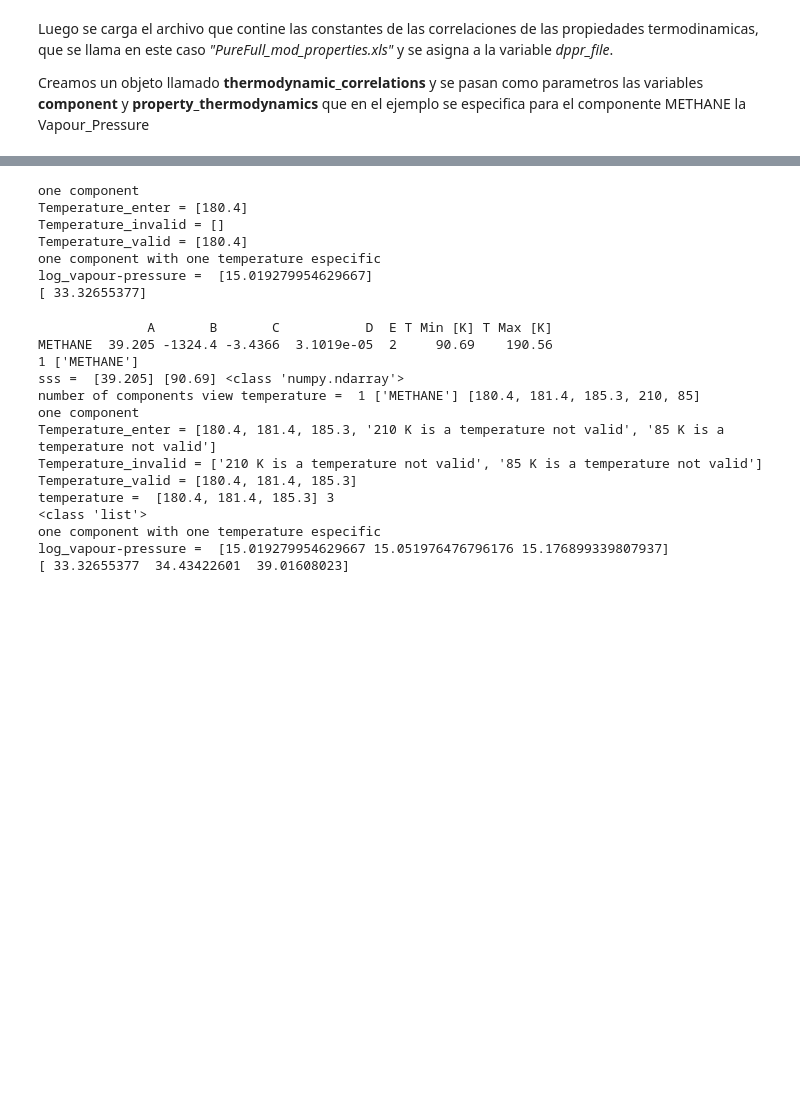
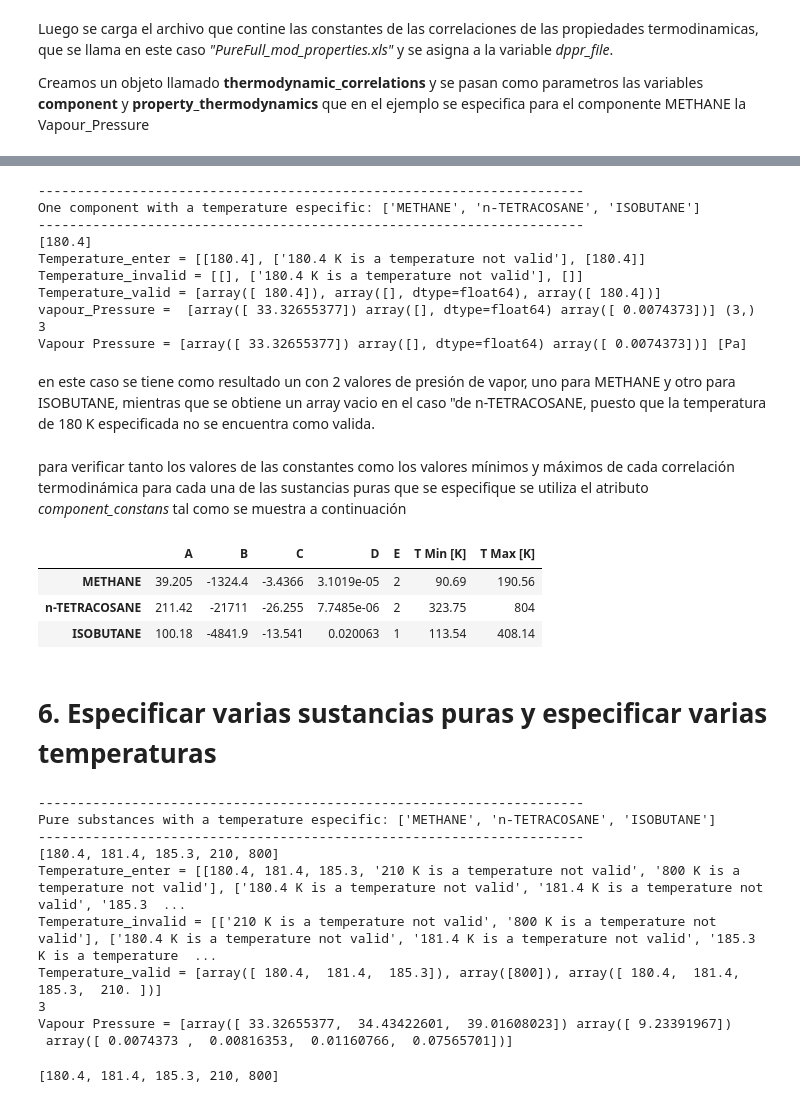
Before and after one commit to pysg/pyther, a Jupyter notebook: thermodynamic_correlations.ipynb, the cells around one changed output, grey strips where cells are left out. Drawn from its saved outputs; the diff is of its cells as text; code cells hidden in the pictures; blank space fills up the shorter version.

```diff
--- a/thermodynamic_correlations.ipynb
+++ b/thermodynamic_correlations.ipynb
@@ -89,18 +183,33 @@ dppr_file = "PureFull_mod_properties.xls"
 
 thermodynamic_correlations = pt.Thermodynamic_correlations(dppr_file)
 
-component = ['METHANE']
-
+components = ["METHANE", "n-TETRACOSANE", "ISOBUTANE"]
+property_thermodynamics = "Vapour_Pressure"
 temperature = [180.4]
 
-property_thermodynamics = thermodynamic_correlations.property_cal(component, "Vapour_Pressure", temperature)
-
-print(property_thermodynamics)
+Vapour_Pressure = thermodynamic_correlations.property_cal(components, property_thermodynamics, temperature)
+print("Vapour Pressure = {0} {1}". format(Vapour_Pressure, units[1]))
 # %% [output]
-one component
-Temperature_enter = [180.4]
-Temperature_invalid = []
-Temperature_valid = [180.4]
-one component with one temperature especific
-log_vapour-pressure =  [15.019279954629667]
-[ 33.32655377]
+----------------------------------------------------------------------
+One component with a temperature especific: ['METHANE', 'n-TETRACOSANE', 'ISOBUTANE']
+----------------------------------------------------------------------
+[180.4]
+Temperature_enter = [[180.4], ['180.4 K is a temperature not valid'], [180.4]]
+Temperature_invalid = [[], ['180.4 K is a temperature not valid'], []]
+Temperature_valid = [array([ 180.4]), array([], dtype=float64), array([ 180.4])]
+vapour_Pressure =  [array([ 33.32655377]) array([], dtype=float64) array([ 0.0074373])] (3,)
+3
+Vapour Pressure = [array([ 33.32655377]) array([], dtype=float64) array([ 0.0074373])] [Pa]
+# %% [markdown]
+en este caso se tiene como resultado un con 2 valores de presión de vapor, uno para METHANE y otro para ISOBUTANE, mientras que se obtiene un array vacio en el caso "de n-TETRACOSANE, puesto que la temperatura de 180 K especificada no se encuentra como valida.
+# %% [markdown]
+para verificar tanto los valores de las constantes como los valores mínimos y máximos de cada correlación termodinámica para cada una de las sustancias puras que se especifique se utiliza el atributo *component_constans* tal como se muestra a continuación
+# %%
+thermodynamic_correlations.component_constans
+# %% [output]
+|  | A | B | C | D | E | T Min [K] | T Max [K] |
+| METHANE | 39.205 | -1324.4 | -3.4366 | 3.1019e-05 | 2 | 90.69 | 190.56 |
+| n-TETRACOSANE | 211.42 | -21711 | -26.255 | 7.7485e-06 | 2 | 323.75 | 804 |
+| ISOBUTANE | 100.18 | -4841.9 | -13.541 | 0.020063 | 1 | 113.54 | 408.14 |
+# %% [markdown]
+# 6. Especificar  varias sustancias puras y especificar varias temperaturas
@@ -109,25 +224,24 @@ dppr_file = "PureFull_mod_properties.xls"
 
 thermodynamic_correlations = pt.Thermodynamic_correlations(dppr_file)
 
-component = ['METHANE']
+components = ["METHANE", "n-TETRACOSANE", "ISOBUTANE"]
+property_thermodynamics = "Vapour_Pressure"
+temperature = [180.4, 181.4, 185.3, 210, 800]
 
-temperature = [180.4, 181.4, 185.3, 210, 85]
-
-property_thermodynamics = thermodynamic_correlations.property_cal(component, "Vapour_Pressure", temperature)
-
-print(property_thermodynamics)
+Vapour_Pressure = thermodynamic_correlations.property_cal(components, property_thermodynamics, temperature)
+print("Vapour Pressure = {0}". format(Vapour_Pressure))
 # %% [output]
-              A       B       C           D  E T Min [K] T Max [K]
-METHANE  39.205 -1324.4 -3.4366  3.1019e-05  2     90.69    190.56
-1 ['METHANE']
-sss =  [39.205] [90.69] <class 'numpy.ndarray'>
-number of components view temperature =  1 ['METHANE'] [180.4, 181.4, 185.3, 210, 85]
-one component
-Temperature_enter = [180.4, 181.4, 185.3, '210 K is a temperature not valid', '85 K is a temperature not valid']
-Temperature_invalid = ['210 K is a temperature not valid', '85 K is a temperature not valid']
-Temperature_valid = [180.4, 181.4, 185.3]
-temperature =  [180.4, 181.4, 185.3] 3
-<class 'list'>
-one component with one temperature especific
-log_vapour-pressure =  [15.019279954629667 15.051976476796176 15.176899339807937]
-[ 33.32655377  34.43422601  39.01608023]
+----------------------------------------------------------------------
+Pure substances with a temperature especific: ['METHANE', 'n-TETRACOSANE', 'ISOBUTANE']
+----------------------------------------------------------------------
+[180.4, 181.4, 185.3, 210, 800]
+Temperature_enter = [[180.4, 181.4, 185.3, '210 K is a temperature not valid', '800 K is a temperature not valid'], ['180.4 K is a temperature not valid', '181.4 K is a temperature not valid', '185.3  ...
+Temperature_invalid = [['210 K is a temperature not valid', '800 K is a temperature not valid'], ['180.4 K is a temperature not valid', '181.4 K is a temperature not valid', '185.3 K is a temperature  ...
+Temperature_valid = [array([ 180.4,  181.4,  185.3]), array([800]), array([ 180.4,  181.4,  185.3,  210. ])]
+3
+Vapour Pressure = [array([ 33.32655377,  34.43422601,  39.01608023]) array([ 9.23391967])
+ array([ 0.0074373 ,  0.00816353,  0.01160766,  0.07565701])]
+# %%
+temperature
+# %% [output]
+[180.4, 181.4, 185.3, 210, 800]
```
Also changed, not shown: parts of 50 cells of this notebook, 1 other file.
